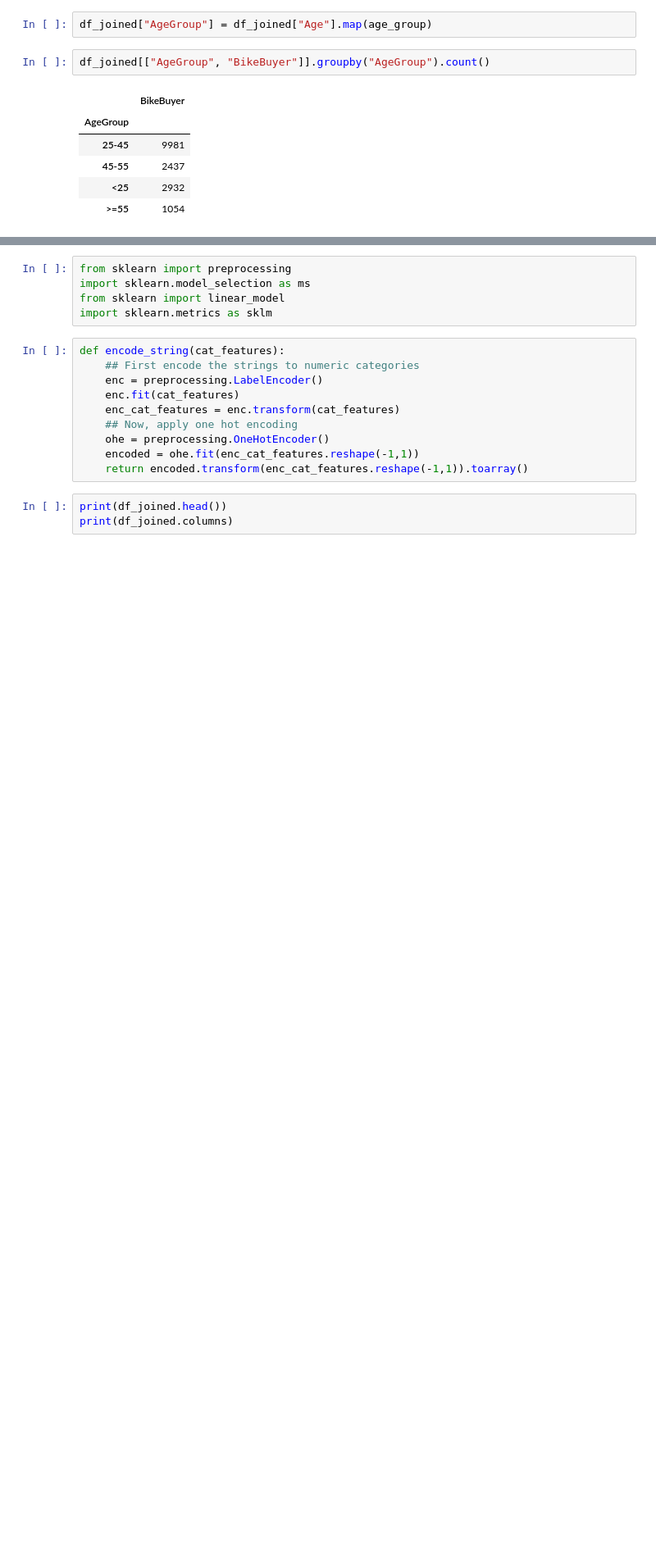
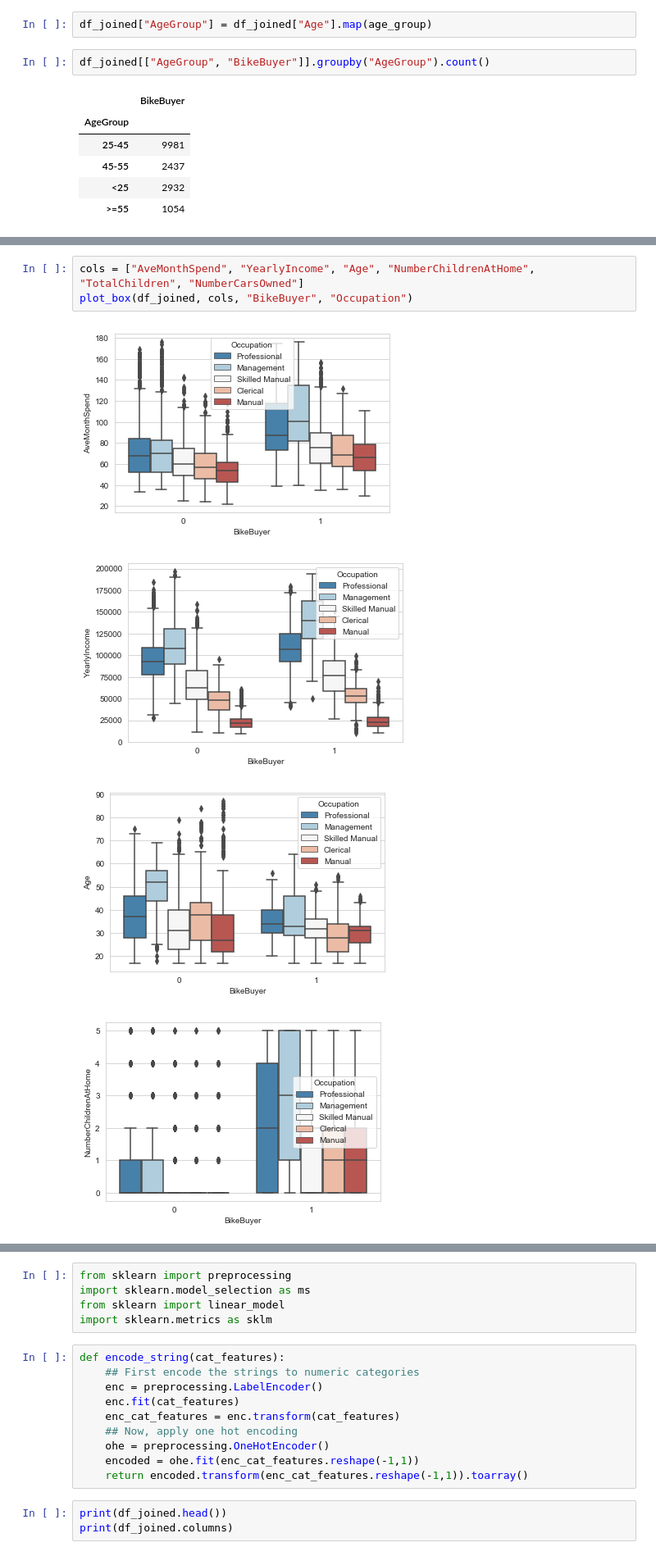
Before and after one commit to random82/Principles-of-Machine-Learning-Python, a Jupyter notebook: Final Exam/Final exam-FeatureEngineering.ipynb, the cells around one changed output, grey strips where cells are left out. Shown at 82% size. Cells and saved outputs as stored; diff of their text form; blank space fills up the shorter version.

```diff
--- a/Final Exam/Final exam-FeatureEngineering.ipynb
+++ b/Final Exam/Final exam-FeatureEngineering.ipynb
@@ -251,0 +239,8 @@ plot_box(df_joined, cat_cols, col_y="NumberCarsOwned")
+# %%
+cols = ["AveMonthSpend", "YearlyIncome", "Age", "NumberChildrenAtHome", "TotalChildren", "NumberCarsOwned"]
+plot_box(df_joined, cols, "BikeBuyer", "Occupation")
+# %% [output]
+[figure, added]
+[figure, added]
+[figure, added]
+[figure, added]
```
Also changed, not shown: parts of 36 cells of this notebook, 1 other file.
